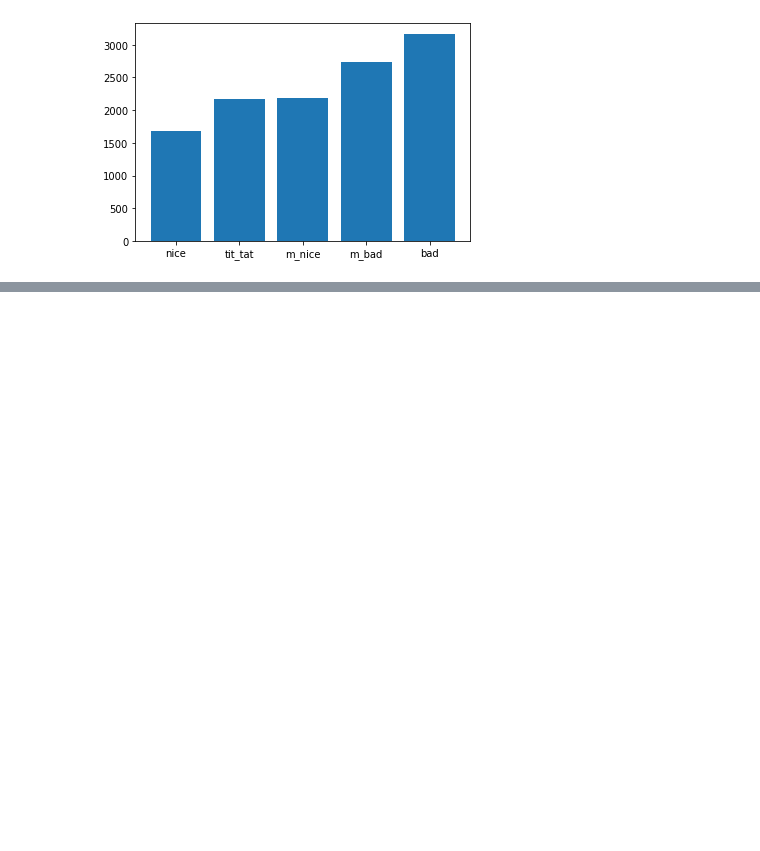
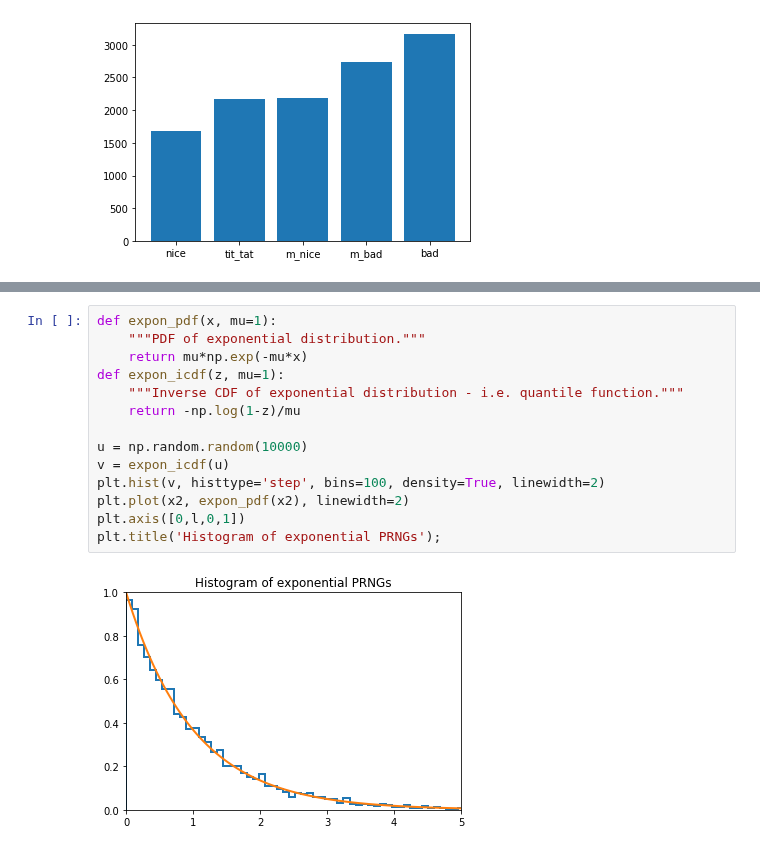
Before and after one commit to luca430/prisoner_dilemma, a Jupyter notebook: Project.ipynb, the cells around one changed output, grey strips where cells are left out. Drawn from its saved outputs; the diff is of its cells as text; blank space fills up the shorter version.

```diff
--- a/Project.ipynb
+++ b/Project.ipynb
@@ -189,0 +226,16 @@ plt.show()
+# %%
+def expon_pdf(x, mu=1):
+    """PDF of exponential distribution."""
+    return mu*np.exp(-mu*x)
+def expon_icdf(z, mu=1):
+    """Inverse CDF of exponential distribution - i.e. quantile function."""
+    return -np.log(1-z)/mu
+
+u = np.random.random(10000)
+v = expon_icdf(u)
+plt.hist(v, histtype='step', bins=100, density=True, linewidth=2)
+plt.plot(x2, expon_pdf(x2), linewidth=2)
+plt.axis([0,l,0,1])
+plt.title('Histogram of exponential PRNGs');
+# %% [output]
+[figure, added]
```
Also changed, not shown: parts of 4 cells of this notebook, 4 other files.
